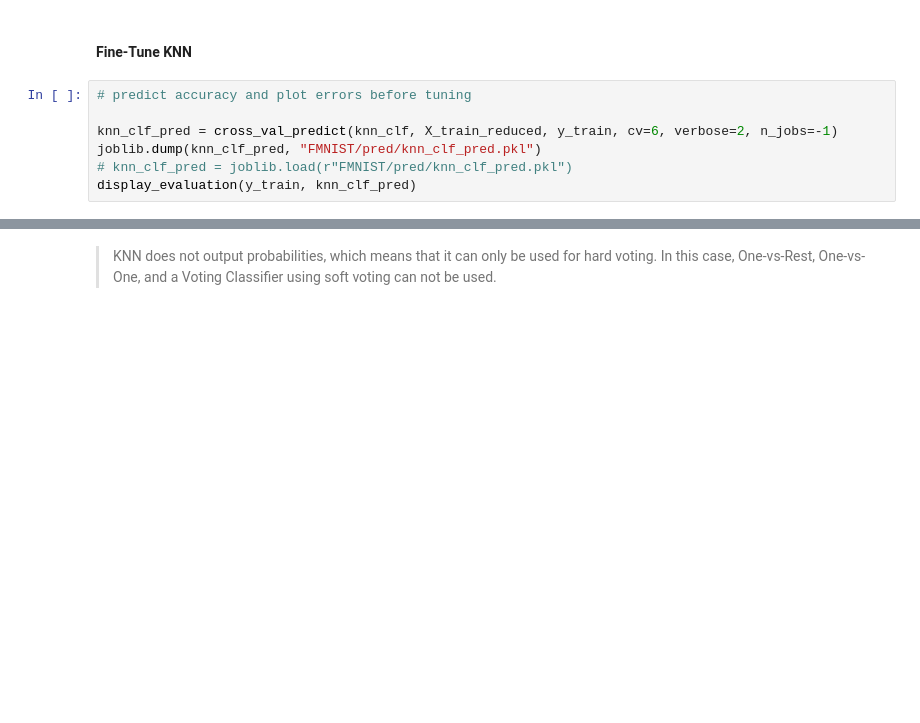
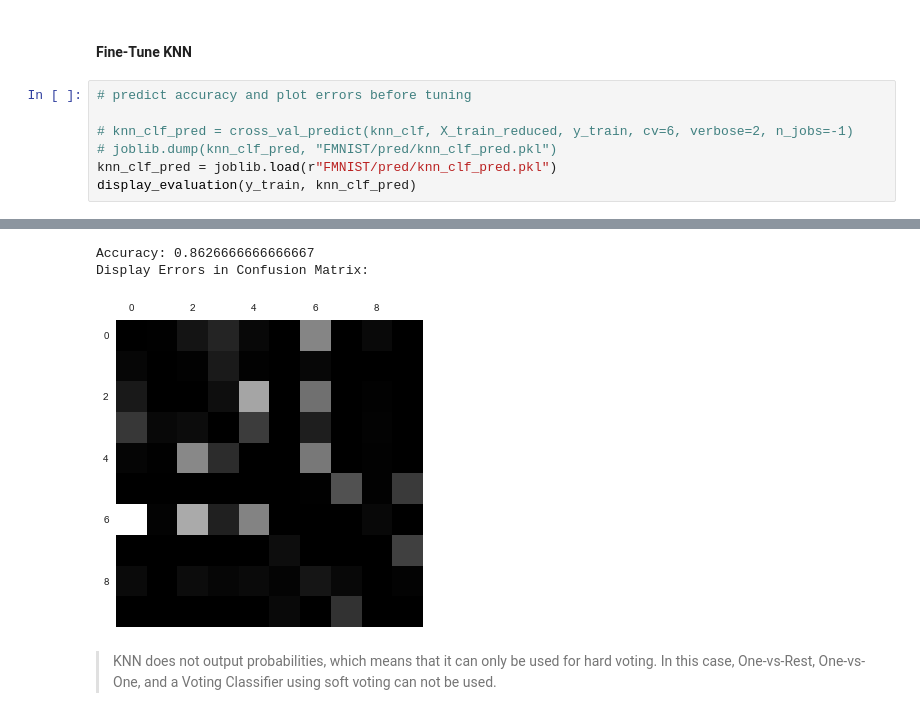
Before and after one commit to adiy55/1SB-Final-Project, a Jupyter notebook: 1SB ML Fashion MNIST.ipynb, the cells around one changed output, grey strips where cells are left out. Cells and saved outputs as stored; diff of their text form; blank space fills up the shorter version.

```diff
--- a/1SB ML Fashion MNIST.ipynb
+++ b/1SB ML Fashion MNIST.ipynb
@@ -1144,7 +1150,8 @@ display_evaluation(y_train, log_reg_final_pred)
 # %%
 # predict accuracy and plot errors before tuning
 
-knn_clf_pred = cross_val_predict(knn_clf, X_train_reduced, y_train, cv=6, verbose=2, n_jobs=-1)
-joblib.dump(knn_clf_pred, "FMNIST/pred/knn_clf_pred.pkl")
-# knn_clf_pred = joblib.load(r"FMNIST/pred/knn_clf_pred.pkl")
+# knn_clf_pred = cross_val_predict(knn_clf, X_train_reduced, y_train, cv=6, verbose=2, n_jobs=-1)
+# joblib.dump(knn_clf_pred, "FMNIST/pred/knn_clf_pred.pkl")
+knn_clf_pred = joblib.load(r"FMNIST/pred/knn_clf_pred.pkl")
 display_evaluation(y_train, knn_clf_pred)
+# %% [output]
@@ -1151,3 +1161,6 @@ display_evaluation(y_train, knn_clf_pred)
+Accuracy: 0.8626666666666667
+Display Errors in Confusion Matrix:
+[figure, added]
 # %% [markdown]
 > KNN does not output probabilities, which means that it can only be used for hard voting.
 In this case, One-vs-Rest, One-vs-One, and a Voting Classifier using soft voting can not be used.
```
Also changed, not shown: parts of 45 cells of this notebook.
